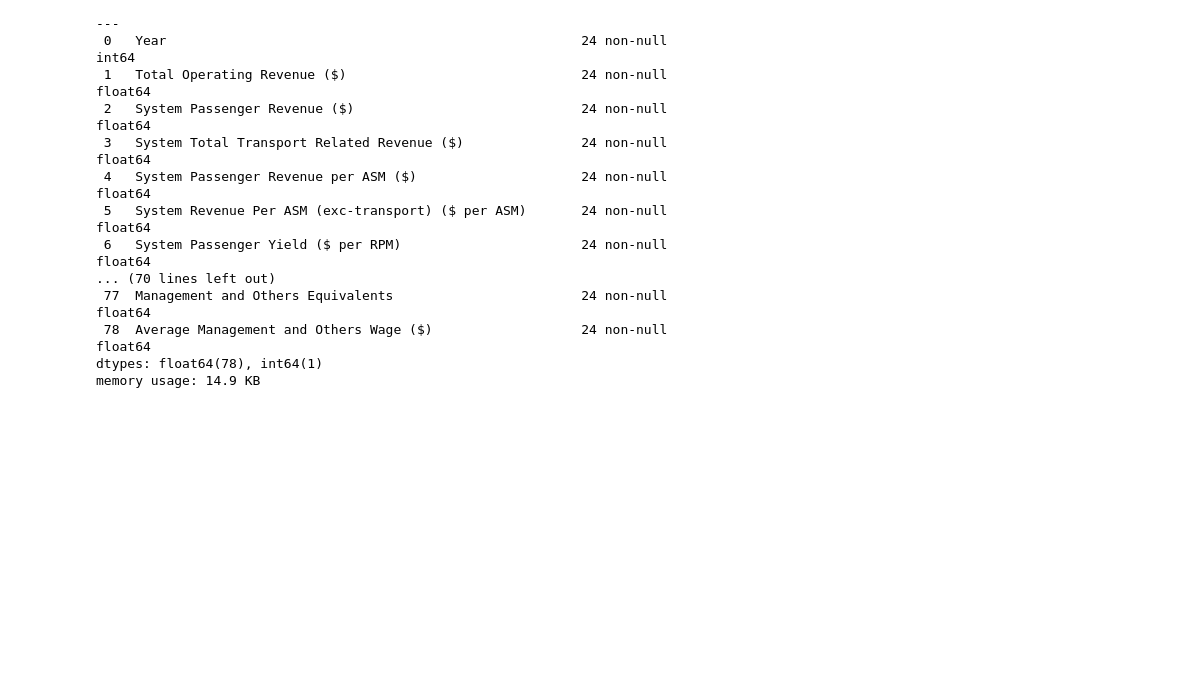
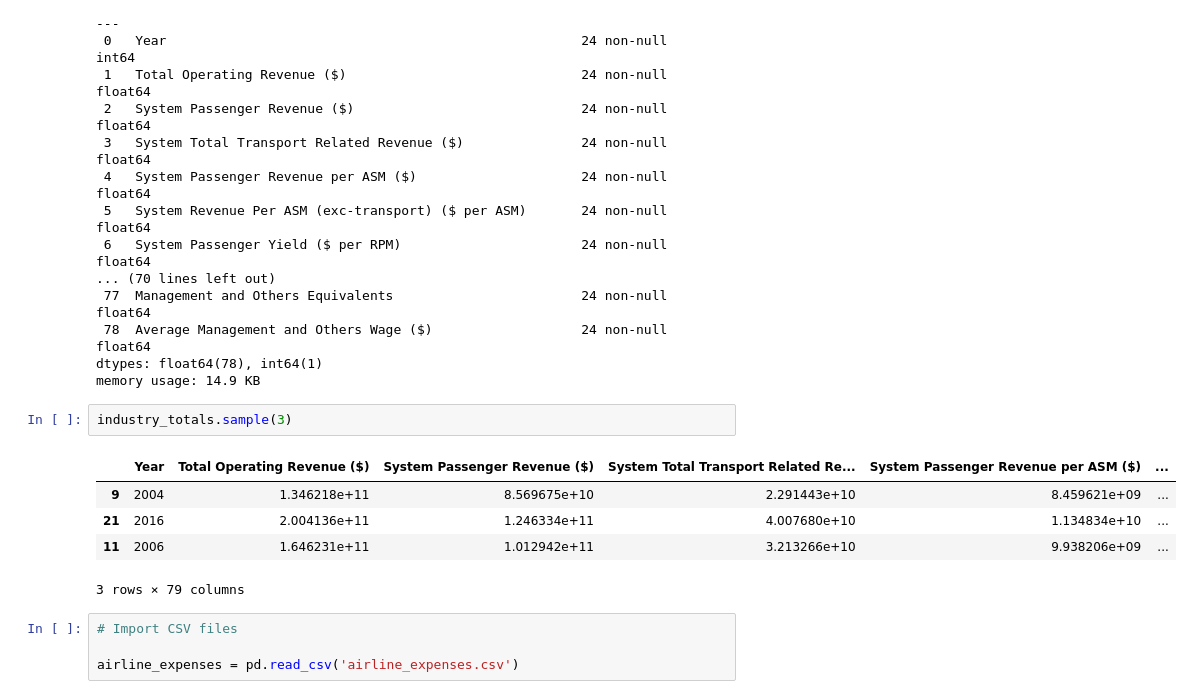
Before and after one commit to fredyen/airline-data-analysis, a Jupyter notebook: airline-da.ipynb, the cells around one changed output. Cells and saved outputs as stored; diff of their text form; blank space fills up the shorter version.

```diff
--- a/airline-da.ipynb
+++ b/airline-da.ipynb
@@ -58,3 +41,15 @@ Data columns (total 79 columns):
  78  Average Management and Others Wage ($)                   24 non-null     float64
 dtypes: float64(78), int64(1)
 memory usage: 14.9 KB
+# %%
+industry_totals.sample(3)
+# %% [output]
+|  | Year | Total Operating Revenue ($) | System Passenger Revenue ($) | System Total Transport Related Re... | System Passenger Revenue per ASM ($) | ... |
+| 9 | 2004 | 1.346218e+11 | 8.569675e+10 | 2.291443e+10 | 8.459621e+09 | ... |
+| 21 | 2016 | 2.004136e+11 | 1.246334e+11 | 4.007680e+10 | 1.134834e+10 | ... |
+| 11 | 2006 | 1.646231e+11 | 1.012942e+11 | 3.213266e+10 | 9.938206e+09 | ... |
+3 rows × 79 columns
+# %%
+# Import CSV files
+
+airline_expenses = pd.read_csv('airline_expenses.csv')
```
Also changed, not shown: parts of 10 cells of this notebook.
